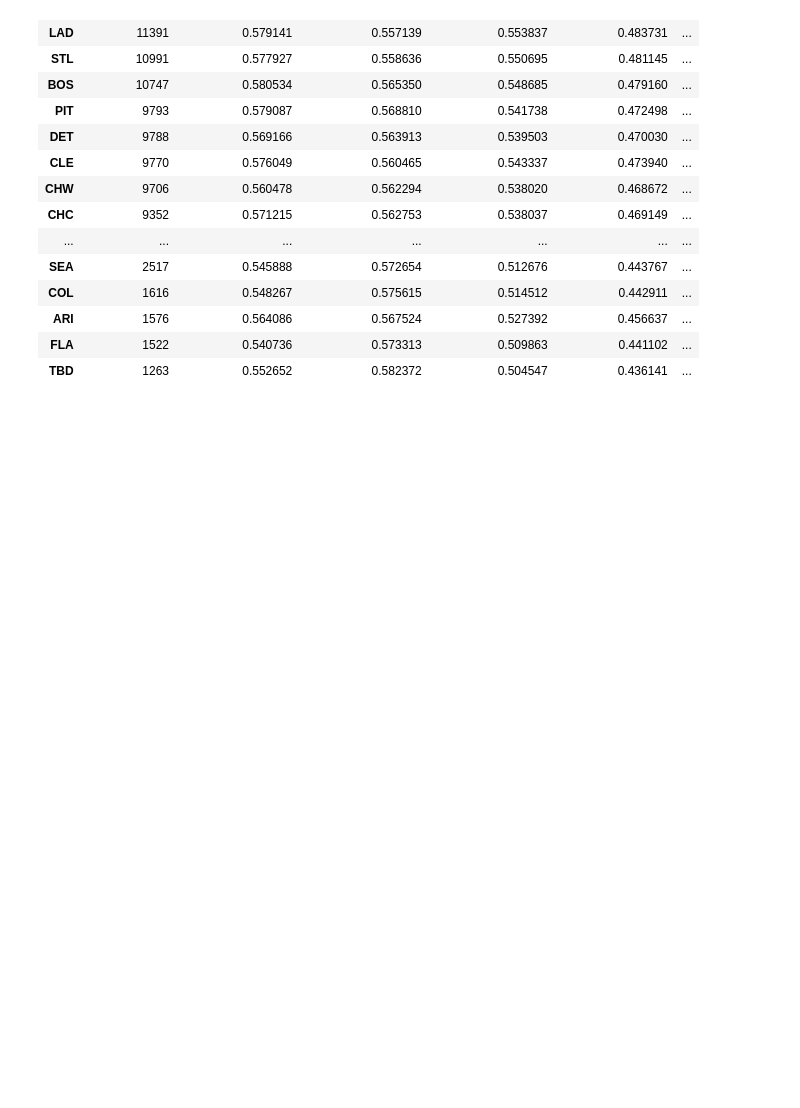
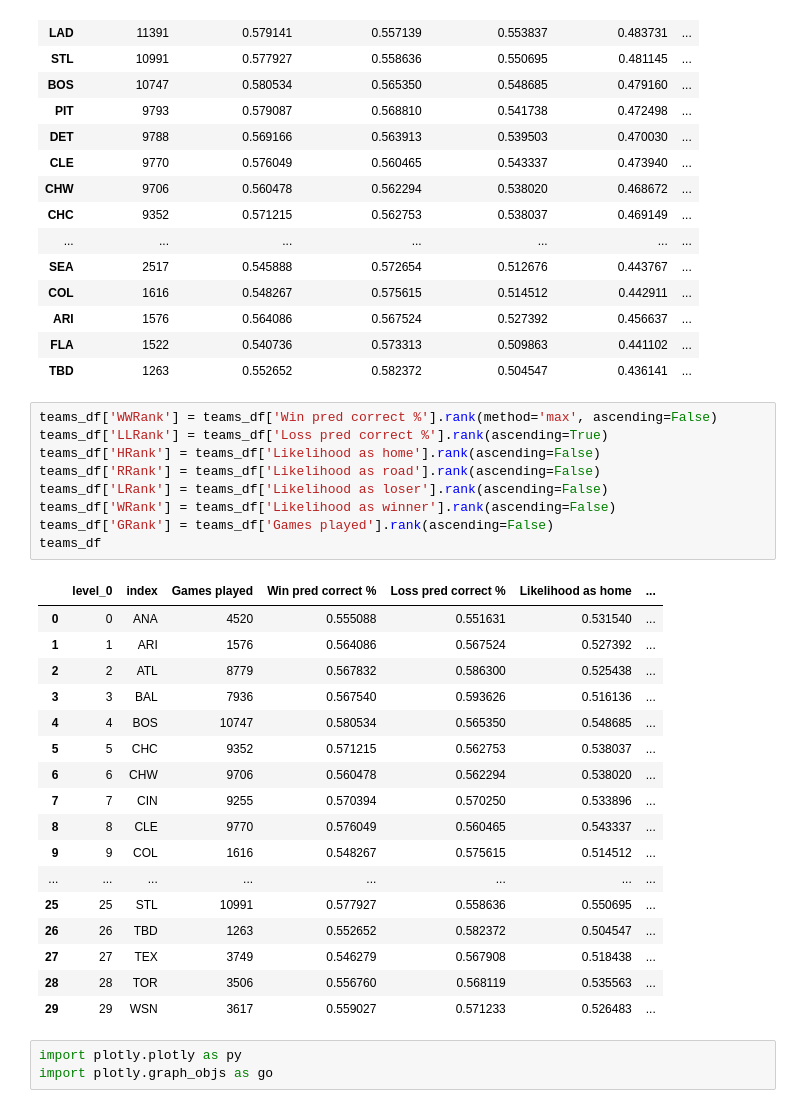
Before and after one commit to dariuskay/ELO-Uniformity, a Jupyter notebook: ELO.ipynb, the cells around one changed output. Drawn from its saved outputs; the diff is of its cells as text; blank space fills up the shorter version.

```diff
--- a/ELO.ipynb
+++ b/ELO.ipynb
@@ -234,3 +226,33 @@ teams_df.sort_values('Games played', ascending=False)
 | ARI | 1576 | 0.564086 | 0.567524 | 0.527392 | 0.456637 | ... |
 | FLA | 1522 | 0.540736 | 0.573313 | 0.509863 | 0.441102 | ... |
 | TBD | 1263 | 0.552652 | 0.582372 | 0.504547 | 0.436141 | ... |
+# %%
+teams_df['WWRank'] = teams_df['Win pred correct %'].rank(method='max', ascending=False)
+teams_df['LLRank'] = teams_df['Loss pred correct %'].rank(ascending=True)
+teams_df['HRank'] = teams_df['Likelihood as home'].rank(ascending=False)
+teams_df['RRank'] = teams_df['Likelihood as road'].rank(ascending=False)
+teams_df['LRank'] = teams_df['Likelihood as loser'].rank(ascending=False)
+teams_df['WRank'] = teams_df['Likelihood as winner'].rank(ascending=False)
+teams_df['GRank'] = teams_df['Games played'].rank(ascending=False)
+teams_df
+# %% [output]
+|  | level_0 | index | Games played | Win pred correct % | Loss pred correct % | Likelihood as home | ... |
+| 0 | 0 | ANA | 4520 | 0.555088 | 0.551631 | 0.531540 | ... |
+| 1 | 1 | ARI | 1576 | 0.564086 | 0.567524 | 0.527392 | ... |
+| 2 | 2 | ATL | 8779 | 0.567832 | 0.586300 | 0.525438 | ... |
+| 3 | 3 | BAL | 7936 | 0.567540 | 0.593626 | 0.516136 | ... |
+| 4 | 4 | BOS | 10747 | 0.580534 | 0.565350 | 0.548685 | ... |
+| 5 | 5 | CHC | 9352 | 0.571215 | 0.562753 | 0.538037 | ... |
+| 6 | 6 | CHW | 9706 | 0.560478 | 0.562294 | 0.538020 | ... |
+| 7 | 7 | CIN | 9255 | 0.570394 | 0.570250 | 0.533896 | ... |
+| 8 | 8 | CLE | 9770 | 0.576049 | 0.560465 | 0.543337 | ... |
+| 9 | 9 | COL | 1616 | 0.548267 | 0.575615 | 0.514512 | ... |
+| ... | ... | ... | ... | ... | ... | ... | ... |
+| 25 | 25 | STL | 10991 | 0.577927 | 0.558636 | 0.550695 | ... |
+| 26 | 26 | TBD | 1263 | 0.552652 | 0.582372 | 0.504547 | ... |
+| 27 | 27 | TEX | 3749 | 0.546279 | 0.567908 | 0.518438 | ... |
+| 28 | 28 | TOR | 3506 | 0.556760 | 0.568119 | 0.535563 | ... |
+| 29 | 29 | WSN | 3617 | 0.559027 | 0.571233 | 0.526483 | ... |
+# %%
+import plotly.plotly as py
+import plotly.graph_objs as go
```
Also changed, not shown: parts of 6 cells of this notebook.
